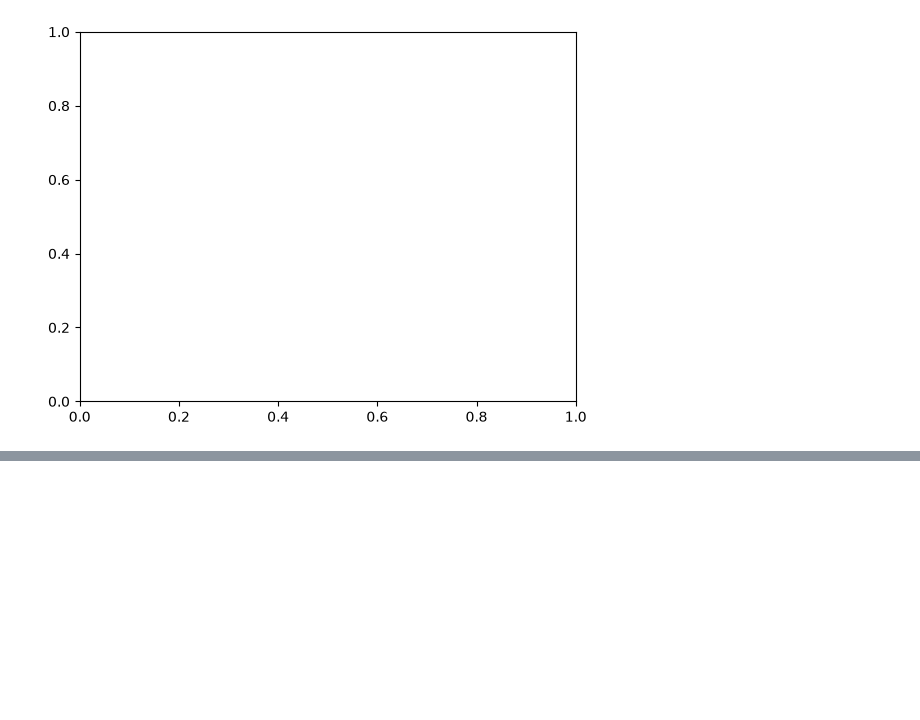
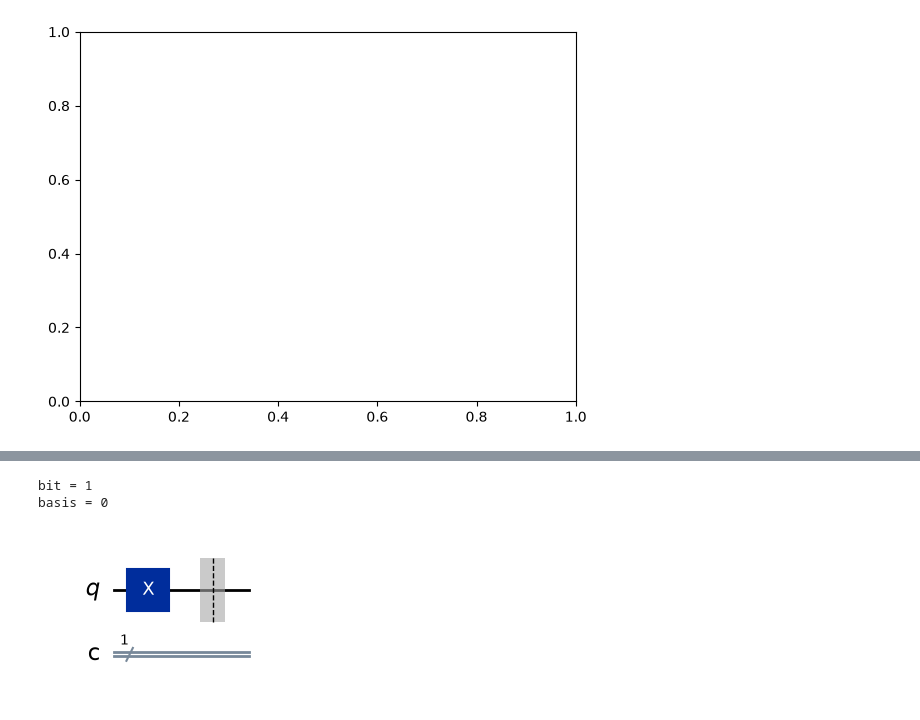
Before and after one commit to troncos22/QTD, a Jupyter notebook: clase_qiskit.ipynb, the cells around one changed output, grey strips where cells are left out. Cells and saved outputs as stored; diff of their text form; code cells hidden in the pictures; blank space fills up the shorter version.

```diff
--- a/clase_qiskit.ipynb
+++ b/clase_qiskit.ipynb
@@ -702,0 +761,10 @@ plt.show()
+# %%
+# otro ejemplo de como acceder a un bit y su base correspondiente
+bit_index = 4
+print('bit = %i' % alice_bits[bit_index])
+print('basis = %i' % alice_bases[bit_index])
+protocol[bit_index].draw(output='mpl')
+# %% [output]
+bit = 1
+basis = 0
+[figure, added]
```
Also changed, not shown: parts of 38 cells of this notebook.
